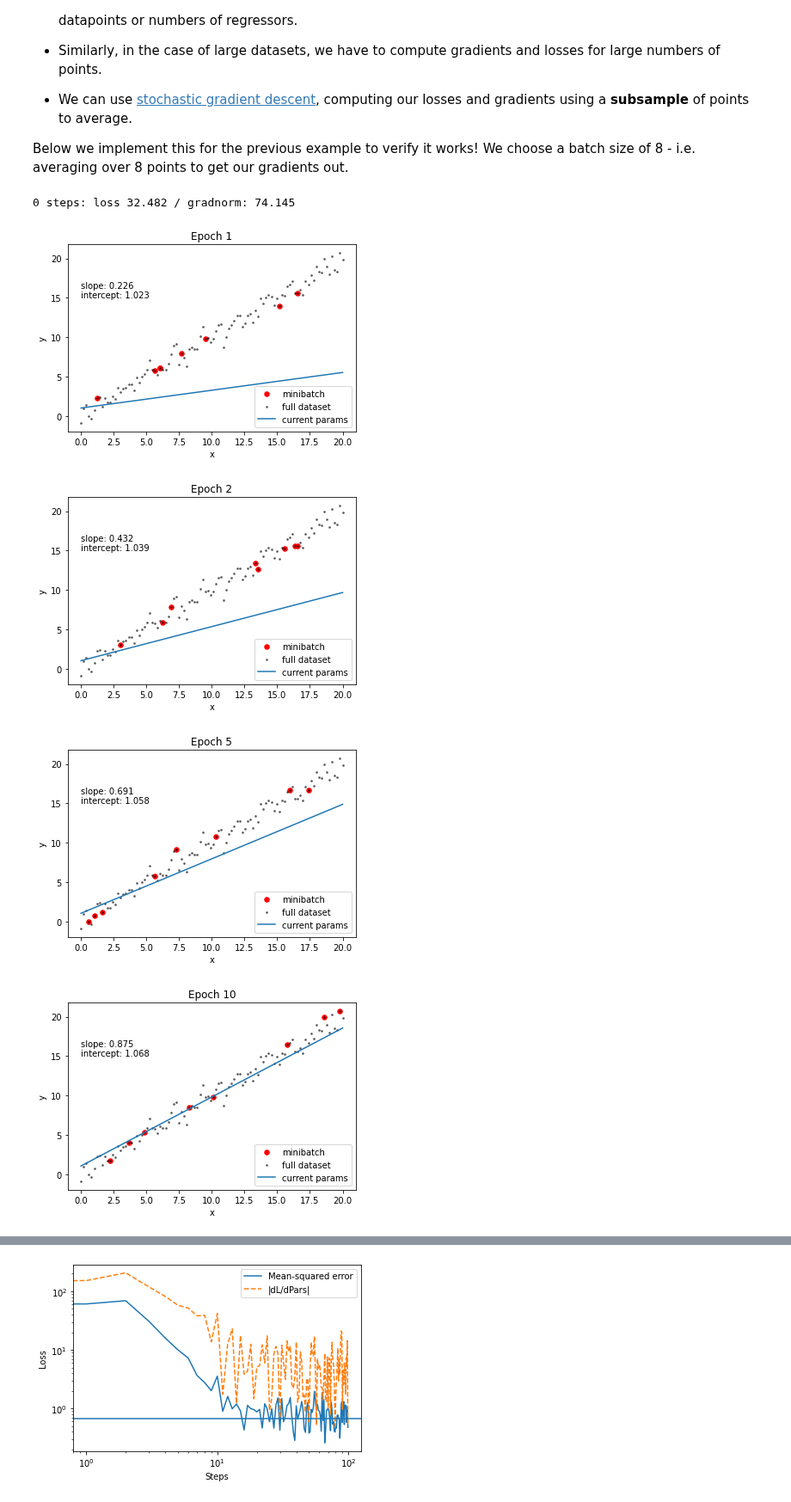
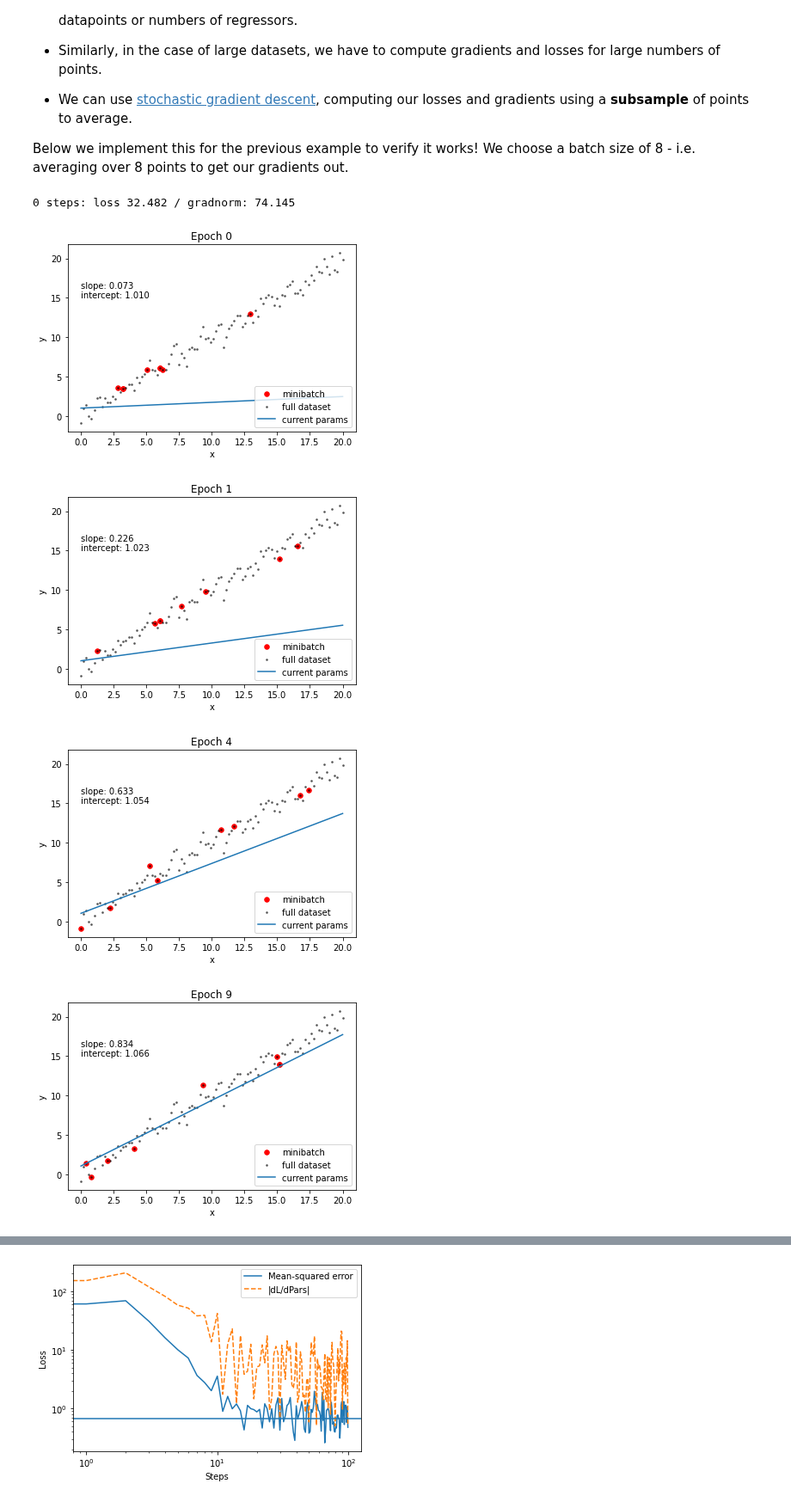
Before and after one commit to raphhbw/WAKE_workshops, a Jupyter notebook: machine_learning/session_01/s1_linearmodelstoml_full.ipynb, the cells around one changed output, grey strips where cells are left out. Shown at 86% size. Drawn from its saved outputs; the diff is of its cells as text; code cells hidden in the pictures.

```diff
--- a/machine_learning/session_01/s1_linearmodelstoml_full.ipynb
+++ b/machine_learning/session_01/s1_linearmodelstoml_full.ipynb
@@ -191,7 +196,7 @@ for n in range(n_optimisation_steps):
         print(f"{n} steps: loss {_loss:.3f} / gradnorm: {jnp.linalg.norm(_loss_grads):.3f}")
 
     # plot at specific intervals
-    if n in [1, 2, 5, 10, 20, 50, 100]:
+    if n+1 in [1, 2, 5, 10, 20, 50, 100]:
         _slope, _intercept = _pars
         plt.scatter(x, y_obs, c='k', s=5)
         plt.text(0, 15, f"slope: {_slope:.3f} \nintercept: {_intercept:.3f}")
@@ -251,35 +257,35 @@ loss_arr_stoch = jnp.zeros(n_optimisation_steps)
 grad_arr_stoch = jnp.zeros(n_optimisation_steps)
 
 for n in range(n_optimisation_steps):
     x_batch = jax.random.choice(sgd_rng_key, x, shape=(batch_size, ))
     y_batch = jax.random.choice(sgd_rng_key, y_obs, shape=(batch_size, ))
     _, sgd_rng_key = jax.random.split(sgd_rng_key)
 
     _loss_stoch = loss_function(_pars, x_batch, y_batch)
     loss_arr_stoch = loss_arr_stoch.at[n].set(_loss_stoch)
 
     _loss_grads_stoch = dloss_vec(_pars, x_batch, y_batch)
     grad_arr_stoch = grad_arr_stoch.at[n].set(jnp.linalg.norm(_loss_grads_stoch))
     _pars -= eta * _loss_grads_stoch
 
     if not (n % 100):
         print(f"{n} steps: loss {_loss_stoch:.3f} / gradnorm: {jnp.linalg.norm(_loss_grads_stoch):.3f}")
 
     # plot at specific intervals
-    if n in [1, 2, 5, 10, 20, 50, 100]:
+    if n+1 in [1, 2, 5, 10, 20, 50, 100]:
         _slope, _intercept = _pars
         plt.scatter(x_batch, y_batch, c='red', s=30, label='minibatch')
         plt.scatter(x, y_obs, c='k', s=3, alpha=0.5, label='full dataset')
         plt.text(0, 15, f"slope: {_slope:.3f} \nintercept: {_intercept:.3f}")
         plt.plot(x, _intercept + _slope*x, label='current params')
         plt.xlabel("x")
         plt.ylabel("y")
         plt.title(f"Epoch {n}")
         plt.legend(loc='lower right')
         plt.show()
 # %% [output]
 0 steps: loss 32.482 / gradnorm: 74.145
-[figure, old version]
+[figure, new version]
-[figure, old version]
+[figure, new version]
-[figure, old version]
+[figure, new version]
-[figure, old version]
+[figure, new version]
```
Also changed, not shown: parts of 11 cells of this notebook.
